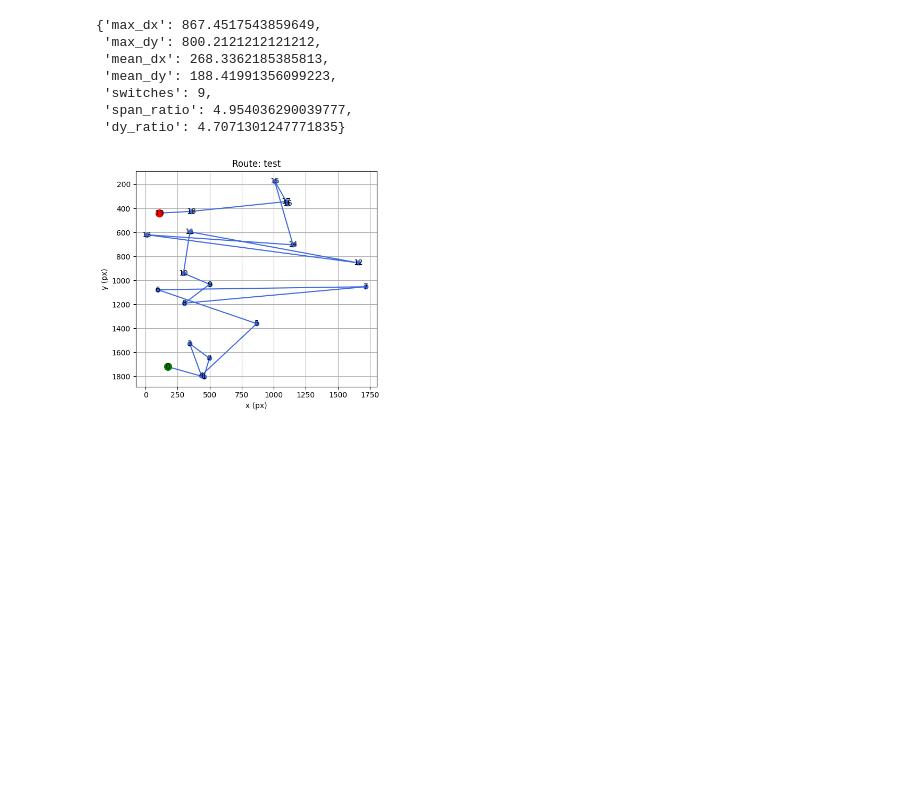
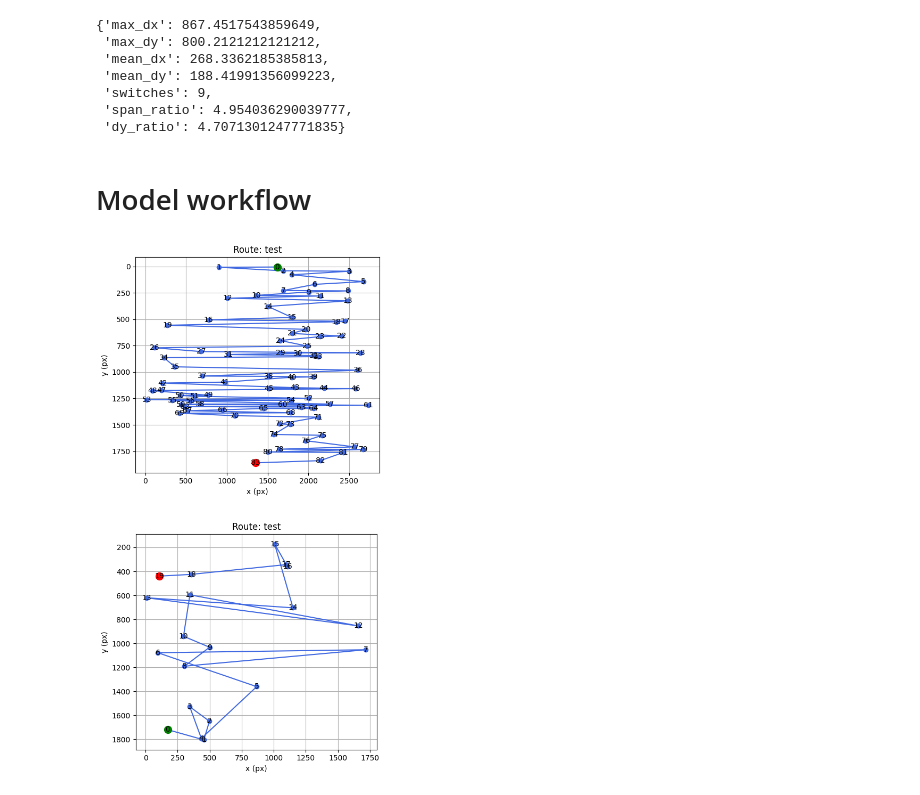
Before and after one commit to Alger3/Climbing_Model, a Jupyter notebook: data/parse_and_plot_routes.ipynb, the cells around one changed output. Saved outputs shown, nothing was run; the diff lists cells and outputs as text; code cells hidden in the pictures; blank space fills up the shorter version.

```diff
--- a/data/parse_and_plot_routes.ipynb
+++ b/data/parse_and_plot_routes.ipynb
@@ -163,12 +163,28 @@ r
  'switches': 9,
  'span_ratio': 4.954036290039777,
  'dy_ratio': 4.7071301247771835}
+# %% [markdown]
+# Model workflow
 # %%
 import pandas as pd
 test = pd.read_csv("routes_by_height.csv")
 # %%
 from ast import literal_eval
 test["points"] = test["points"].apply(literal_eval)
+# %%
+a = pd.read_csv("climbing_data.csv")
+a["points"] = a["points"].apply(literal_eval)
+df1 = pd.DataFrame({
+    "route_id": ["test"],
+    "points": [a.iloc[14]["points"]]
+})
+
+import sys
+sys.path.append("../src")
+from route_parser import plot_simulated_routes
+plot_simulated_routes(df1)
+# %% [output]
+[figure, added]
 # %%
 df = pd.DataFrame({
     "route_id": ["test"],
```
Also changed, not shown: parts of 7 cells of this notebook.
